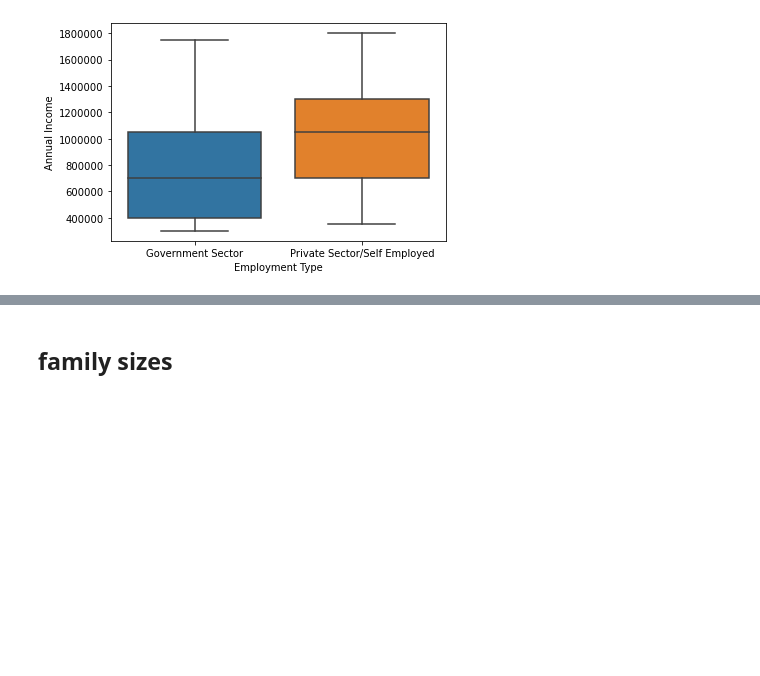
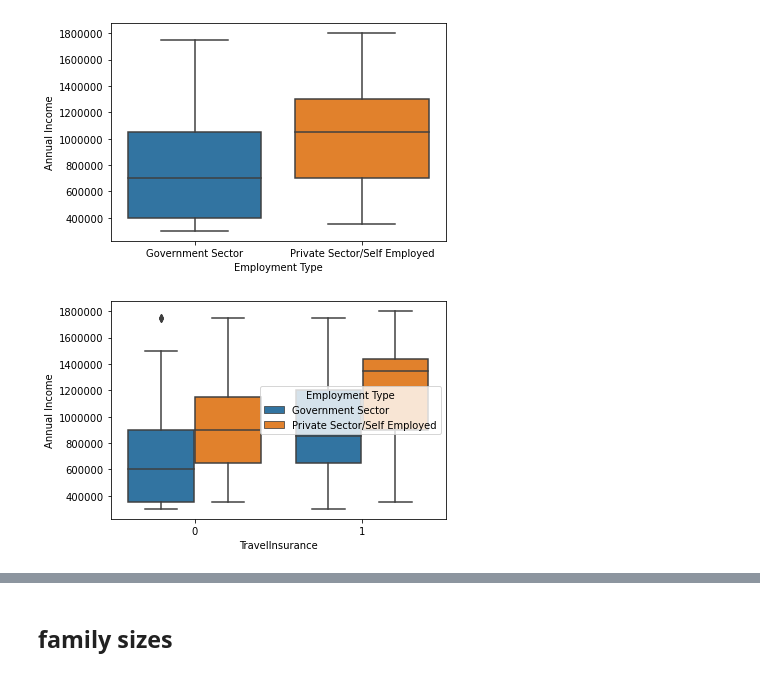
Before and after one commit to teruki-i/travel_insurance_case_study, a Jupyter notebook: travel_insurance_customers.ipynb, the cells around one changed output, grey strips where cells are left out. Drawn from its saved outputs; the diff is of its cells as text; code cells hidden in the pictures; blank space fills up the shorter version.

```diff
--- a/travel_insurance_customers.ipynb
+++ b/travel_insurance_customers.ipynb
@@ -204,3 +193,14 @@ plt.ylabel("Annual Income")
 plt.show()
 # %% [output]
 [figure]
+# %%
+# create box plots of income, showing customers and non-customers separately
+sns.boxplot(x="TravelInsurance",y="AnnualIncome", data=df, hue="Employment Type")
+
+# remove scientific notation
+plt.ticklabel_format(style='plain', axis='y')
+
+plt.ylabel("Annual Income")
+plt.show()
+# %% [output]
+[figure, added]
```
Also changed, not shown: parts of 22 cells of this notebook.
